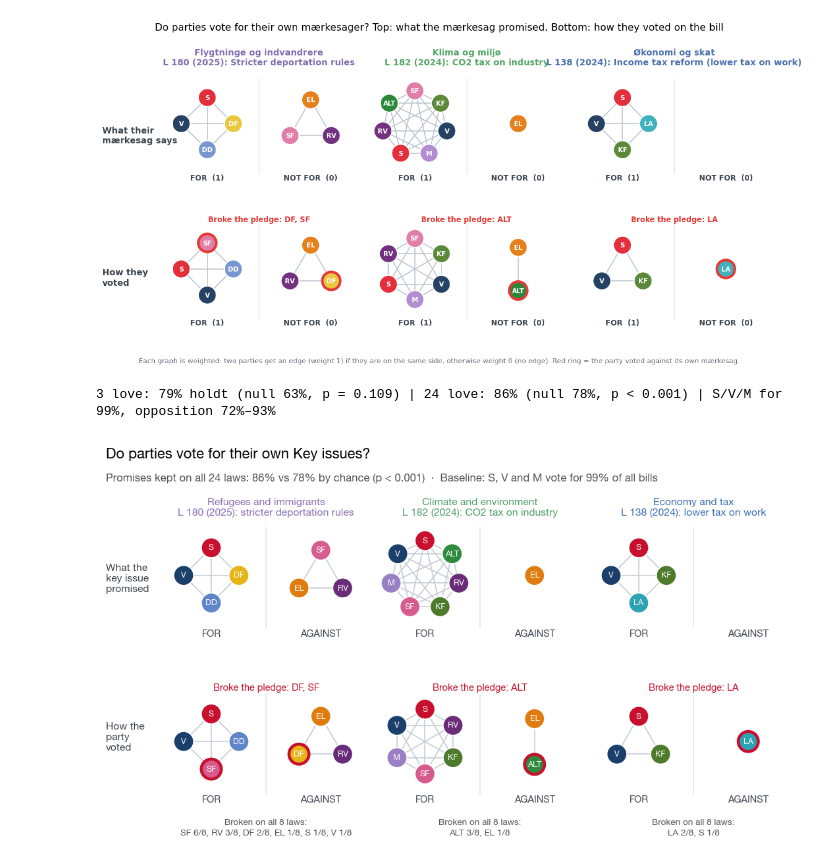
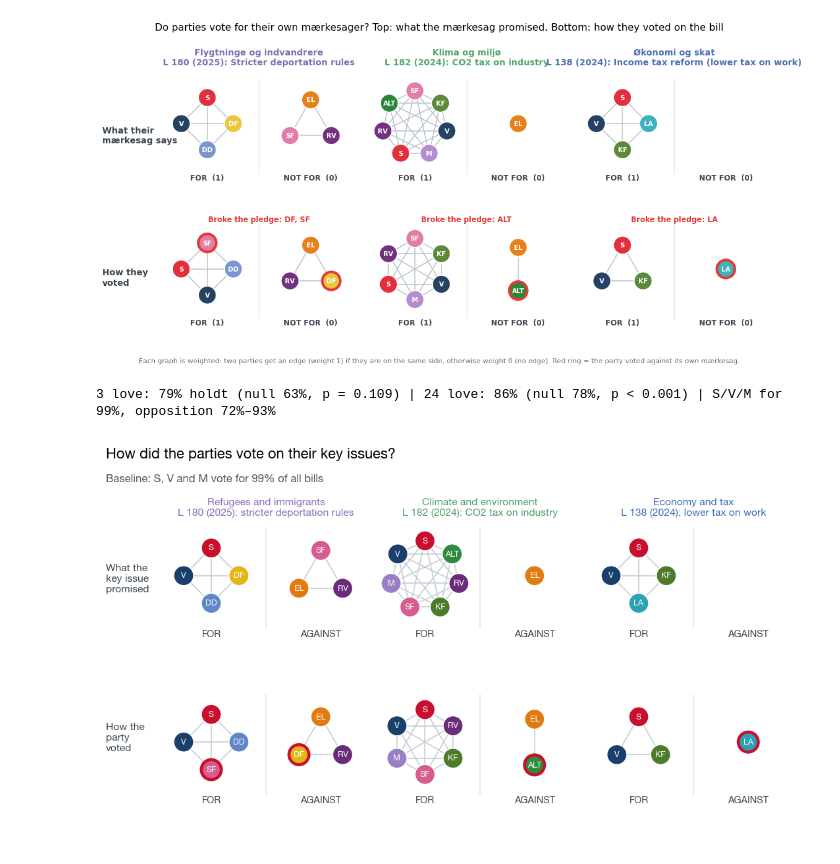
Before and after one commit to Signedue/Politics-Network, a Jupyter notebook: notebooks/LoverVSstemmer/mærkesager_vs_stemmer.ipynb, the cells around one changed output. Cells and saved outputs as stored; diff of their text form; code cells hidden in the pictures.

```diff
--- a/notebooks/LoverVSstemmer/mærkesager_vs_stemmer.ipynb
+++ b/notebooks/LoverVSstemmer/mærkesager_vs_stemmer.ipynb
@@ -210,38 +210,34 @@ def tegn(ax, vaerdi, brudt=()):
                             ec=ROED if p in brudt else "white", lw=2.2 if p in brudt else 0.8))
         ax.text(x, y, p, ha="center", va="center", fontsize=6, fontweight="bold", color="white", zorder=4)
     ax.text(-1.15, -1.28, "FOR", ha="center", fontsize=7, fontweight="bold", color=MOERK)
     ax.text(1.15, -1.28, "AGAINST", ha="center", fontsize=7, fontweight="bold", color=MOERK)
     ax.plot([0, 0], [-1.1, 1.0], color="#e3e7eb", lw=0.8, zorder=0)
     ax.set_xlim(-2.2, 2.2); ax.set_ylim(-1.45, 1.15); ax.set_aspect("equal"); ax.axis("off")
 
 fig, akser = plt.subplots(2, 3, figsize=(BREDDE, 10.2 * CM))
 for k, e in enumerate(EMNER):
     aid = find_id(*e["lov"])
     stemt = {p: STEMMER[aid].get(p, 0) for p in e["loefter"]}
     brudt = [p for p in e["loefter"] if e["loefter"][p] != stemt[p]]
     tegn(akser[0, k], e["loefter"])
     tegn(akser[1, k], stemt, brudt)
     akser[0, k].set_title(f"{e['emne']}\n{e['titel']}", fontsize=7.5, fontweight="bold", color=e["farve"], pad=4)
-    akser[1, k].text(0, 1.08, "Kept by all" if not brudt else "Broke the pledge: " + ", ".join(brudt),
-                     ha="center", fontsize=7, fontweight="bold", color="#2e7d32" if not brudt else ROED)
+
     d = alle[alle["emne"] == e["emne"]]
     brud8 = d.groupby("parti")["holdt"].apply(lambda x: int((~x).sum()))
     brud8 = brud8[brud8 > 0].sort_values(ascending=False)
     n_love = d["aid"].nunique()
-    akser[1, k].text(0, -1.62, f"Broken on all {n_love} laws:\n"
-                     + (", ".join(f"{p} {v}/{n_love}" for p, v in brud8.items()) if len(brud8) else "none"),
-                     ha="center", va="top", fontsize=6.5, color="#555555", linespacing=1.3)
+
 
 fig.text(0.0, 0.70, "What the\nkey issue\npromised", fontsize=7.5, fontweight="bold", color=MOERK, va="center")
 fig.text(0.0, 0.30, "How the\nparty\nvoted", fontsize=7.5, fontweight="bold", color=MOERK, va="center")
 fig.subplots_adjust(left=0.08, right=1.0, top=0.88, bottom=0.08, wspace=0.02, hspace=0.1)
-titel(fig, "Do parties vote for their own Key issues?",
-      f"Promises kept on all {alle['aid'].nunique()} laws: {h24:.0%} vs {n24.mean():.0%} by chance ({p_tekst(p24)})  ·  "
+titel(fig, "How did the parties vote on their key issues?",
       f"Baseline: S, V and M vote for {min(for_andel[p] for p in REGERING):.0%} of all bills", y=0.93)
 gem(fig, "fig3_loefter_vs_stemmer")                     # gemmer fig3_loefter_vs_stemmer.pdf + .png
 import logging; logging.getLogger("fontTools").setLevel(logging.ERROR)
 fig.savefig("fig3_final.pdf", bbox_inches="tight"); fig.savefig("fig3_final.png", dpi=300, bbox_inches="tight")
 plt.show()
 # %% [output]
 3 love: 79% holdt (null 63%, p = 0.109) | 24 love: 86% (null 78%, p < 0.001) | S/V/M for 99%, opposition 72%–93%
-[figure, old version]
+[figure, new version]
```
Also changed, not shown: 10 other files.
